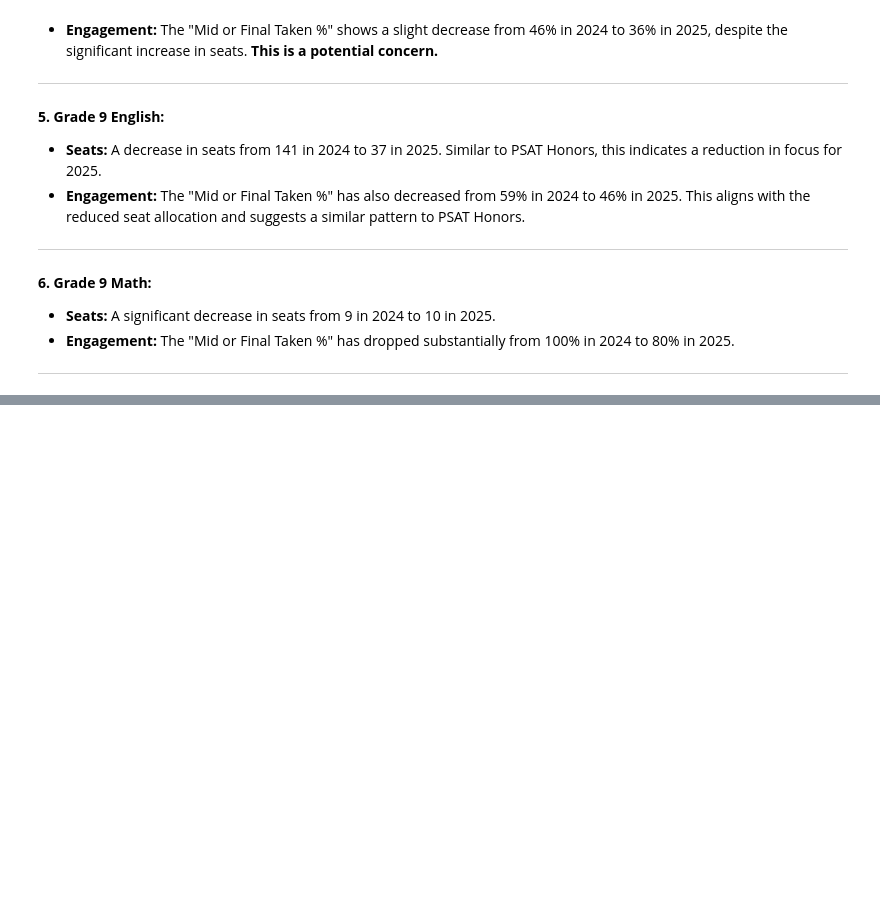
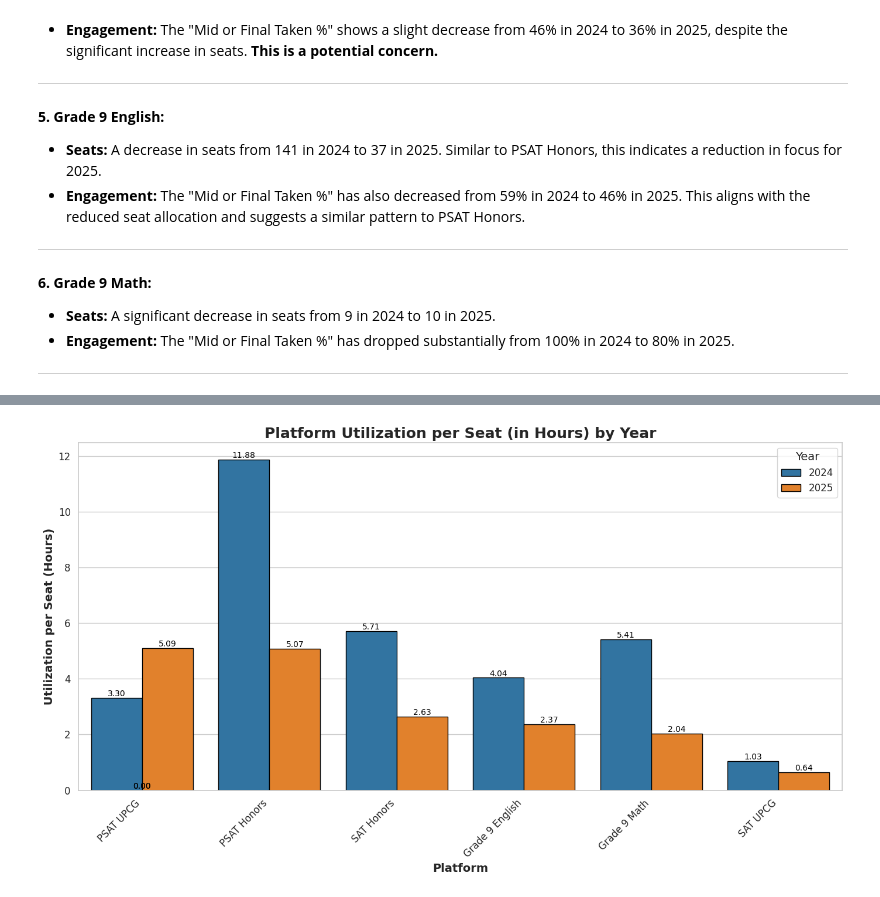
Before and after one commit to isajjaad/Python-, a Jupyter notebook: Comparison of 2024_2025 Assessments.ipynb, the cells around one changed output, grey strips where cells are left out. Drawn from its saved outputs; the diff is of its cells as text; code cells hidden in the pictures; blank space fills up the shorter version.

```diff
--- a/Comparison of 2024_2025 Assessments.ipynb
+++ b/Comparison of 2024_2025 Assessments.ipynb
@@ -142,0 +251,66 @@ In 2025, UPCG subscriptions were only created for students who completed both th
+# %%
+import pandas as pd
+import matplotlib.pyplot as plt
+import seaborn as sns
+
+# Set a modern style
+sns.set(style='whitegrid')
+
+# Data for Seats from previous interaction
+seats_data = {
+    'Platform': ['PSAT UPCG', 'PSAT Honors', 'SAT UPCG', 'SAT Honors', 'Grade 9 English', 'Grade 9 Math',
+                 'PSAT UPCG', 'PSAT Honors', 'SAT UPCG', 'SAT Honors', 'Grade 9 English', 'Grade 9 Math'],
+    'Seats': [49, 35, 75, 157, 37, 10, 94, 27, 182, 67, 141, 9],
+    'Year': [2025, 2025, 2025, 2025, 2025, 2025, 2024, 2024, 2024, 2024, 2024, 2024]
+}
+df_seats = pd.DataFrame(seats_data)
+
+# Data for Utilization Rates from previous interaction
+utilization_data = {
+    'Platform': ['PSAT UPCG', 'PSAT Honors', 'SAT UPCG', 'SAT Honors', 'Grade 9 English', 'Grade 9 Math'],
+    'Utilization Rate in 2024': [18630, 19240, 11287, 22949, 34157, 2922],
+    'Utilization Rate in 2025': [14975, 10645, 2885, 24788, 5271, 1222]
+}
+df_util = pd.DataFrame(utilization_data)
+
+# Melt and rename utilization dataframe to long format
+df_util_melted = df_util.melt(id_vars='Platform', var_name='Year', value_name='Utilization Rate')
+df_util_melted['Year'] = df_util_melted['Year'].str.extract('(\d{4})').astype(int)
+
+# Convert utilization from minutes to hours
+df_util_melted['Utilization (Hours)'] = df_util_melted['Utilization Rate'] / 60
+
+# Merge the two dataframes on 'Platform' and 'Year'
+combined_df = pd.merge(df_seats, df_util_melted, on=['Platform', 'Year'])
+
+# Calculate the utilization per seat
+combined_df['Utilization per Seat (Hours)'] = combined_df['Utilization (Hours)'] / combined_df['Seats']
+
+# Sort for better visualization
+combined_df_sorted = combined_df.sort_values(by=['Year', 'Utilization per Seat (Hours)'], ascending=[False, False])
+
+# Display the final combined table
+print("Combined Data Table:")
+print(combined_df.round(2).to_string(index=False))
+
+# Plotting the Utilization per Seat
+plt.figure(figsize=(14, 8))
+ax = sns.barplot(x='Platform', y='Utilization per Seat (Hours)', hue='Year', data=combined_df_sorted, palette='tab10', edgecolor='black')
+
+# Add titles and labels
+plt.title('Platform Utilization per Seat (in Hours) by Year', fontsize=18, fontweight='bold')
+plt.xlabel('Platform', fontsize=14, fontweight='bold')
+plt.ylabel('Utilization per Seat (Hours)', fontsize=14, fontweight='bold')
+plt.xticks(rotation=45, ha='right', fontsize=12)
+plt.yticks(fontsize=12)
+plt.legend(title='Year', fontsize=12, title_fontsize=14)
+
+# Add data labels on top of the bars
+for p in ax.patches:
+    ax.annotate(f'{p.get_height():.2f}', (p.get_x() + p.get_width() / 2., p.get_height()),
+                ha='center', va='center', fontsize=10, color='black', xytext=(0, 5),
+                textcoords='offset points')
+
+plt.tight_layout()
+plt.savefig('utilization_per_seat.png')
+# %% [output]
@@ -142,0 +331 @@ In 2025, UPCG subscriptions were only created for students who completed both th
+[figure, added]
```
Also changed, not shown: parts of 6 cells of this notebook.
